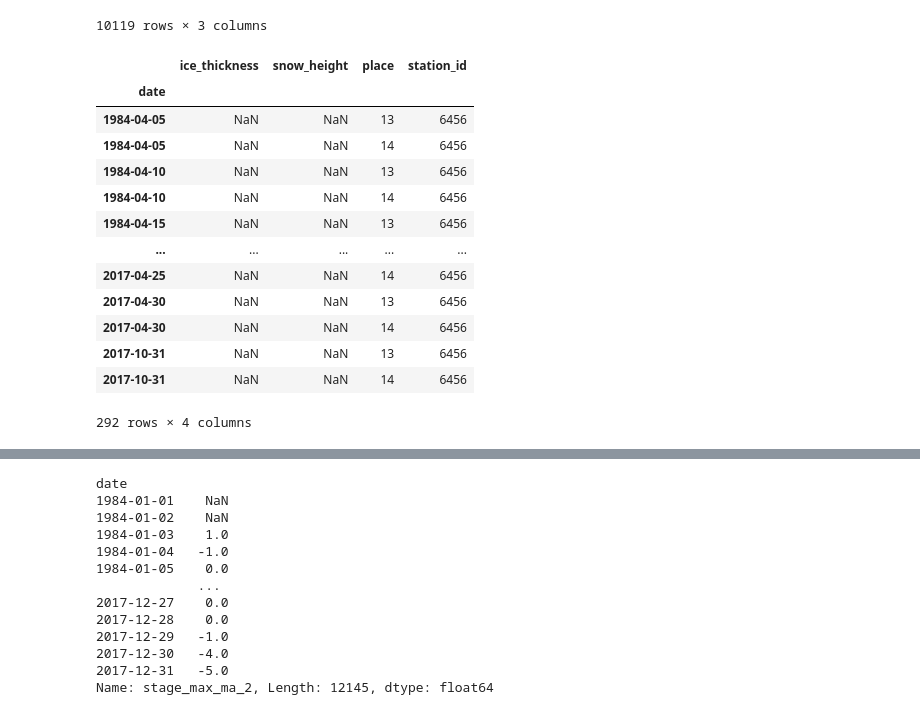
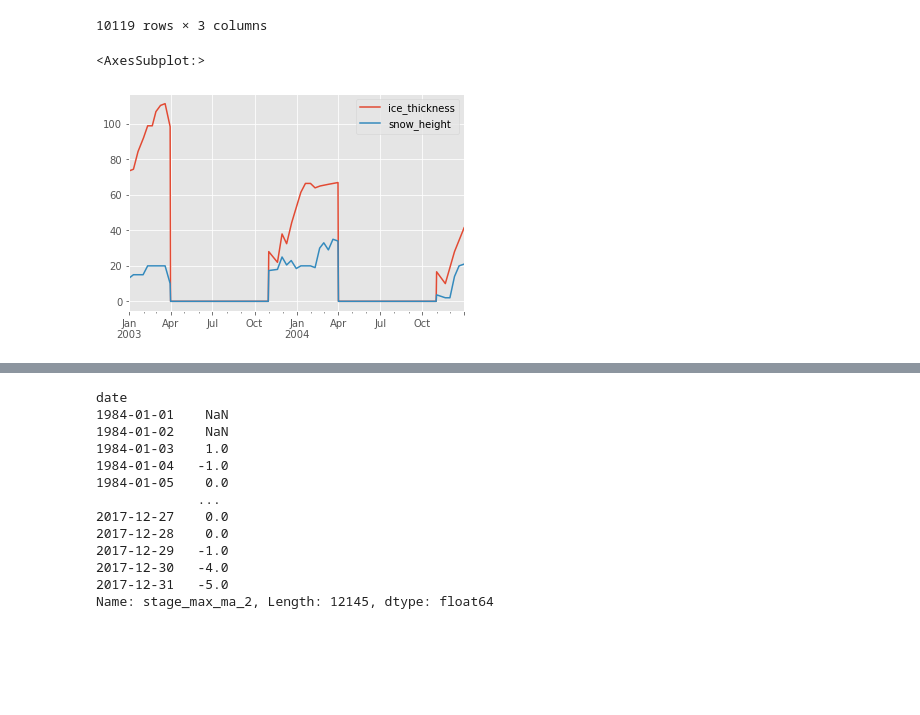
Before and after one commit to stepanplaunov/NoFloodWithAIJ, a Jupyter notebook: DataPreprocessing.ipynb, the cells around one changed output, grey strips where cells are left out. Cells and saved outputs as stored; diff of their text form; code cells hidden in the pictures; blank space fills up the shorter version.

```diff
--- a/DataPreprocessing.ipynb
+++ b/DataPreprocessing.ipynb
@@ -165,22 +165,19 @@ disch_df.dropna()
 # %%
 ice_df = pd.read_csv(data_path + '/0' + str(station_id) + '_ice.csv', index_col = 'date', engine='python')
 
-ice_df.index = pd.to_datetime(ice_df.index)
-ice_df.loc[~((ice_df.index.month < 4) | (ice_df.index.month > 10))]# , ['ice_thickness', 'snow_height']] = 0
+pd.set_option('display.max_row', 1000)
 
+idx = pd.date_range('1984-01-01', '2019-01-04')
+#ice_df.loc[~((ice_df.index.month < 4) | (ice_df.index.month > 10))]# , ['ice_thickness', 'snow_height']] = 0
+ice_df = ice_df.groupby('date').mean()
+
+ice_df.index = pd.DatetimeIndex(ice_df.index)
+ice_df = ice_df.drop(["place", 'station_id'], axis=1)
+ice_df = ice_df.reindex(idx, fill_value=np.nan)
+ice_df = interpolate_df(ice_df, cols = ['ice_thickness', 'snow_height'])
 # na_heat_map(ice_df['2000-04':'2000-11'])
+ice_df.loc[ice_df.index.month.isin(range(4, 11))] = 0
+ice_df.loc[ice_df.index.year.isin(range(2003, 2005))].plot()
 # %% [output]
-|  | ice_thickness | snow_height | place | station_id |
-| date |  |  |  |  |
-| 1984-04-05 | NaN | NaN | 13 | 6456 |
-| 1984-04-05 | NaN | NaN | 14 | 6456 |
-| 1984-04-10 | NaN | NaN | 13 | 6456 |
-| 1984-04-10 | NaN | NaN | 14 | 6456 |
-| 1984-04-15 | NaN | NaN | 13 | 6456 |
-| ... | ... | ... | ... | ... |
-| 2017-04-25 | NaN | NaN | 14 | 6456 |
-| 2017-04-30 | NaN | NaN | 13 | 6456 |
-| 2017-04-30 | NaN | NaN | 14 | 6456 |
-| 2017-10-31 | NaN | NaN | 13 | 6456 |
-| 2017-10-31 | NaN | NaN | 14 | 6456 |
-292 rows × 4 columns
+<AxesSubplot:>
+[figure, added]
```
Also changed, not shown: parts of 9 cells of this notebook.
